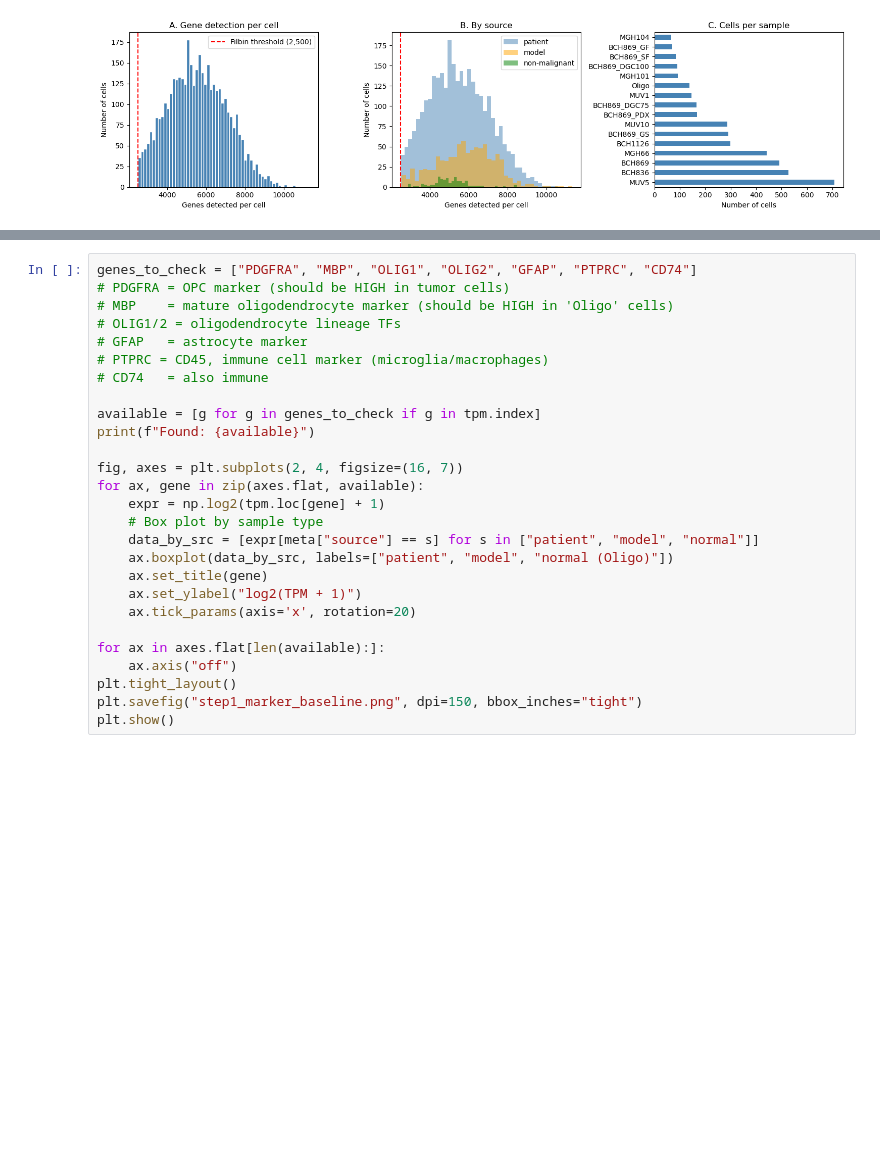
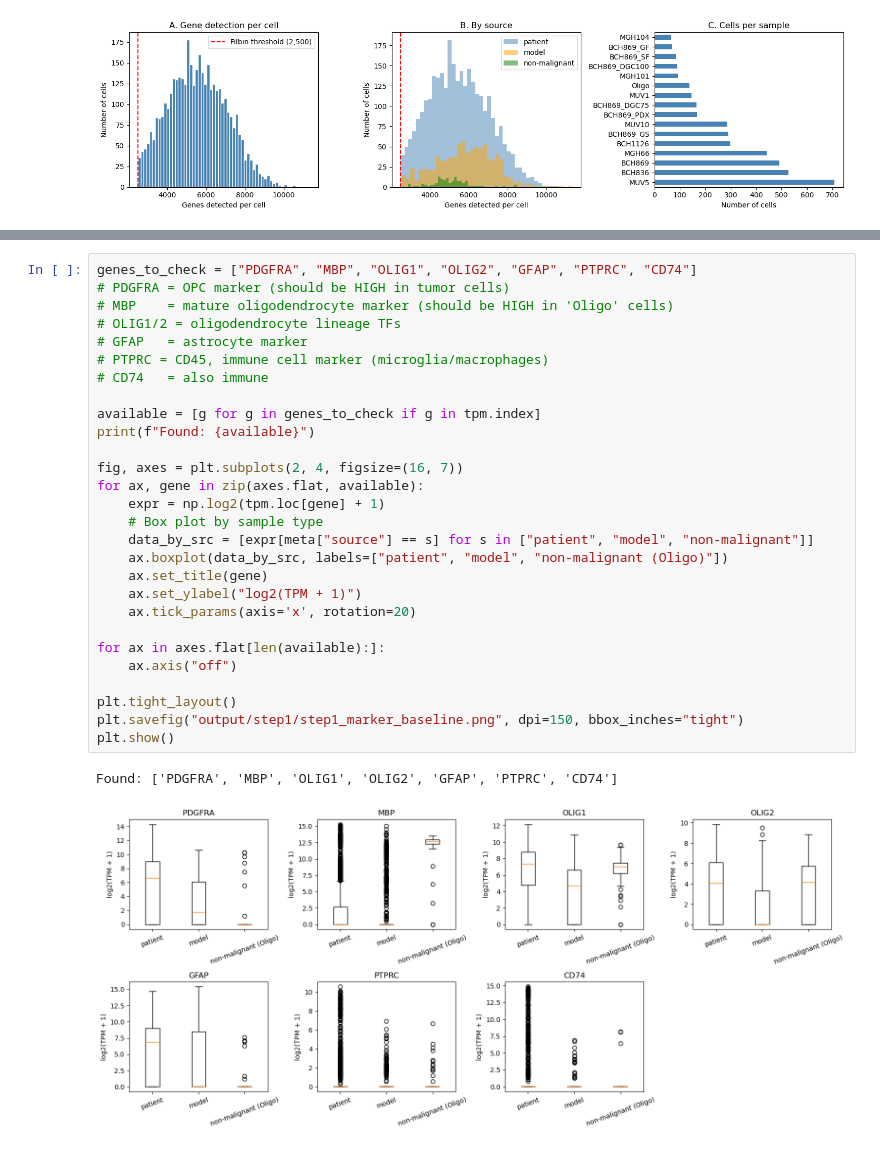
Before and after one commit to kianinsilico/masters_thesis, a Jupyter notebook: Untitled.ipynb, the cells around one changed output, grey strips where cells are left out. Saved outputs shown, nothing was run; the diff lists cells and outputs as text; blank space fills up the shorter version.

```diff
--- a/Untitled.ipynb
+++ b/Untitled.ipynb
@@ -176,27 +154,31 @@ Index(['A1BG', 'A1BG-AS1', 'A1CF', 'A2M', 'A2M-AS1', 'A2ML1', 'A2MP1',
 # %%
 genes_to_check = ["PDGFRA", "MBP", "OLIG1", "OLIG2", "GFAP", "PTPRC", "CD74"]
 # PDGFRA = OPC marker (should be HIGH in tumor cells)
 # MBP    = mature oligodendrocyte marker (should be HIGH in 'Oligo' cells)
 # OLIG1/2 = oligodendrocyte lineage TFs
 # GFAP   = astrocyte marker
 # PTPRC = CD45, immune cell marker (microglia/macrophages)
 # CD74   = also immune
 
 available = [g for g in genes_to_check if g in tpm.index]
 print(f"Found: {available}")
 
 fig, axes = plt.subplots(2, 4, figsize=(16, 7))
 for ax, gene in zip(axes.flat, available):
     expr = np.log2(tpm.loc[gene] + 1)
     # Box plot by sample type
-    data_by_src = [expr[meta["source"] == s] for s in ["patient", "model", "normal"]]
-    ax.boxplot(data_by_src, labels=["patient", "model", "normal (Oligo)"])
+    data_by_src = [expr[meta["source"] == s] for s in ["patient", "model", "non-malignant"]]
+    ax.boxplot(data_by_src, labels=["patient", "model", "non-malignant (Oligo)"])
     ax.set_title(gene)
     ax.set_ylabel("log2(TPM + 1)")
     ax.tick_params(axis='x', rotation=20)
 
 for ax in axes.flat[len(available):]:
     ax.axis("off")
+
 plt.tight_layout()
-plt.savefig("step1_marker_baseline.png", dpi=150, bbox_inches="tight")
+plt.savefig("output/step1/step1_marker_baseline.png", dpi=150, bbox_inches="tight")
 plt.show()
+# %% [output]
+Found: ['PDGFRA', 'MBP', 'OLIG1', 'OLIG2', 'GFAP', 'PTPRC', 'CD74']
+[figure, added]
```
Also changed, not shown: parts of 7 cells of this notebook.
